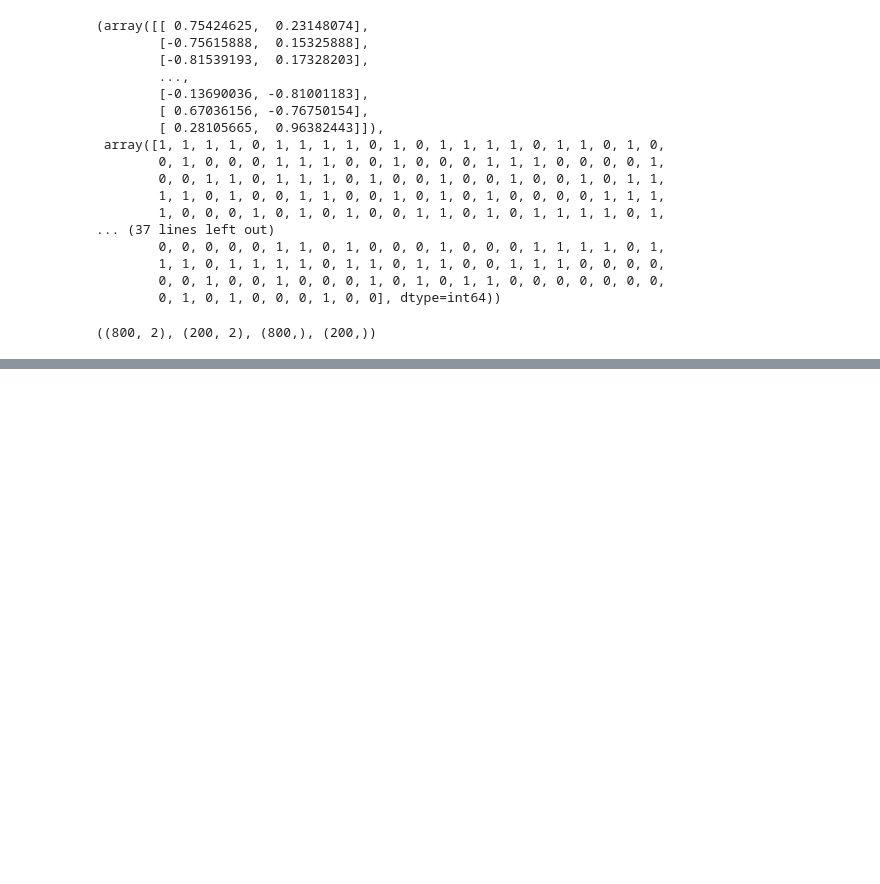
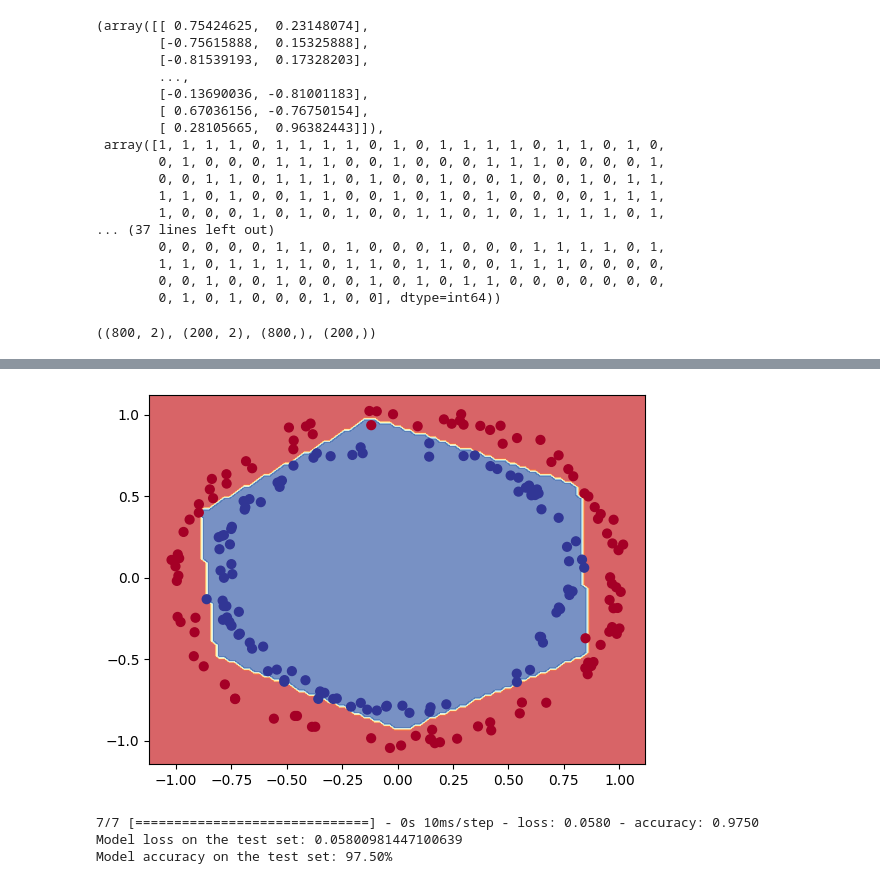
Before and after one commit to TheSeer507/MLJourney, a Jupyter notebook: 02_neural_network_classification_with_tensorflow.ipynb, the cells around one changed output, grey strips where cells are left out. Saved outputs shown, nothing was run; the diff lists cells and outputs as text; code cells hidden in the pictures; blank space fills up the shorter version.

```diff
--- a/02_neural_network_classification_with_tensorflow.ipynb
+++ b/02_neural_network_classification_with_tensorflow.ipynb
@@ -785,0 +904,18 @@ Doing Binary Classification
+# %%
+#set random seed
+tf.random.set_seed(42)
+
+#create the model
+model_10 = tf.keras.Sequential([
+    tf.keras.layers.Dense(4, activation="relu"),
+    tf.keras.layers.Dense(4, activation="relu"),
+    tf.keras.layers.Dense(1, activation="sigmoid")
+])
+
+#compile the model
+model_10.compile(loss=tf.keras.losses.BinaryCrossentropy(),
+                optimizer=tf.keras.optimizers.Adam(learning_rate=0.02),
+                metrics=["accuracy"])
+
+#fit the model
+history_10 = model_10.fit(X_train, y_train, epochs=100)
@@ -785,0 +946,3 @@ Doing Binary Classification
+# %%
+plot_decision_boundary(model_10, X_test, y_test)
+# %% [output]
@@ -785,0 +951,11 @@ Doing Binary Classification
+[figure, added]
+# %%
+##More Classification evaluation methods
+#CHeck the accuracy of our model
+loss, accuracy = model_10.evaluate(X_test, y_test)
+print(f"Model loss on the test set: {loss}")
+print(f"Model accuracy on the test set: {(accuracy*100):.2f}%")
+# %% [output]
+7/7 [==============================] - 0s 10ms/step - loss: 0.0580 - accuracy: 0.9750
+Model loss on the test set: 0.05800981447100639
+Model accuracy on the test set: 97.50%
```
Also changed, not shown: parts of 38 cells of this notebook.
